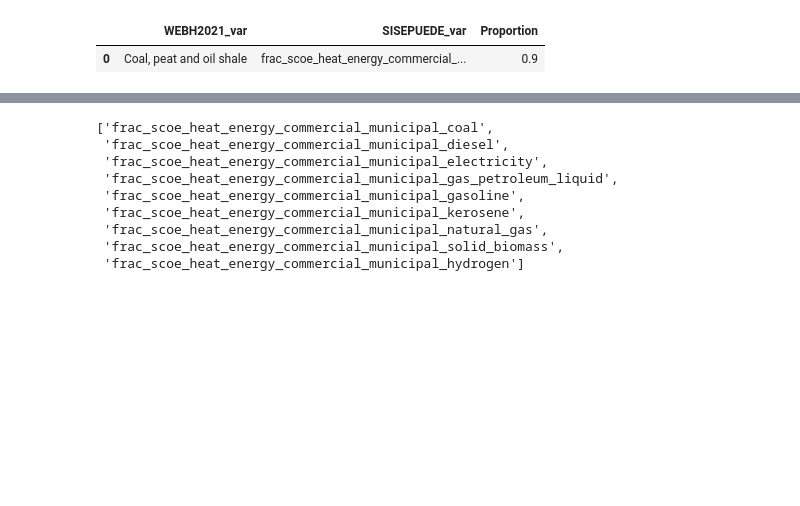
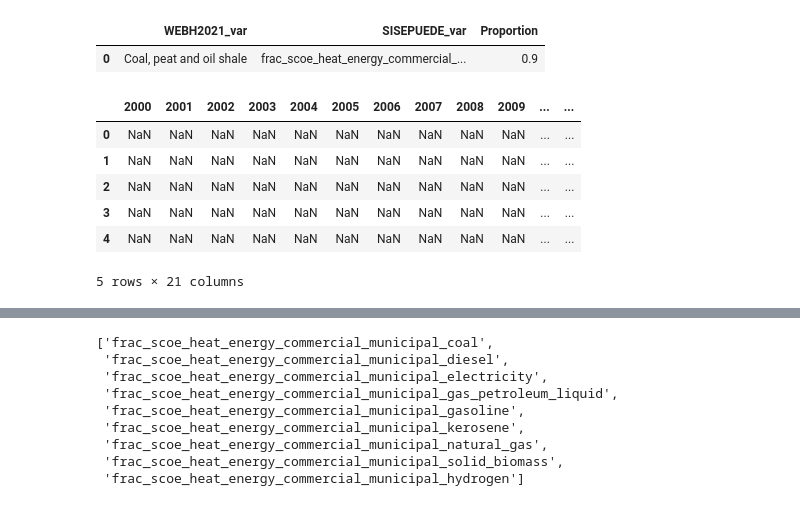
Before and after one commit to milocortes/sisepuede_data, a Jupyter notebook: Energy/frac_scoe_heat_energy_commercial_municipal_coal/src/Process frac_scoe_heat_energy_municipal.ipynb, the cells around one changed output, grey strips where cells are left out. Cells and saved outputs as stored; diff of their text form; code cells hidden in the pictures; blank space fills up the shorter version.

```diff
--- a/Energy/frac_scoe_heat_energy_commercial_municipal_coal/src/Process frac_scoe_heat_energy_municipal.ipynb
+++ b/Energy/frac_scoe_heat_energy_commercial_municipal_coal/src/Process frac_scoe_heat_energy_municipal.ipynb
@@ -112,3 +113,22 @@ df_prop_
 # %% [output]
 |  | WEBH2021_var | SISEPUEDE_var | Proportion |
 | 0 | Coal, peat and oil shale | frac_scoe_heat_energy_commercial_... | 0.9 |
+# %%
+years=range(2000,2020)
+countries_WEBH=df_total1['Country'].values
+df_total1_fake=pd.DataFrame(columns=years)
+df_total1_fake['Country']=countries_WEBH
+df_total1_fake.replace(np.nan,0)
+
+df_total2_fake=pd.DataFrame(columns=years)
+df_total2_fake['Country']=countries_WEBH
+df_total2_fake.replace(np.nan,0)
+df_total2_fake.head()
+# %% [output]
+|  | 2000 | 2001 | 2002 | 2003 | 2004 | 2005 | 2006 | 2007 | 2008 | 2009 | ... | ... |
+| 0 | NaN | NaN | NaN | NaN | NaN | NaN | NaN | NaN | NaN | NaN | ... | ... |
+| 1 | NaN | NaN | NaN | NaN | NaN | NaN | NaN | NaN | NaN | NaN | ... | ... |
+| 2 | NaN | NaN | NaN | NaN | NaN | NaN | NaN | NaN | NaN | NaN | ... | ... |
+| 3 | NaN | NaN | NaN | NaN | NaN | NaN | NaN | NaN | NaN | NaN | ... | ... |
+| 4 | NaN | NaN | NaN | NaN | NaN | NaN | NaN | NaN | NaN | NaN | ... | ... |
+5 rows × 21 columns
```
Also changed, not shown: parts of 6 cells of this notebook, 17 other files.
